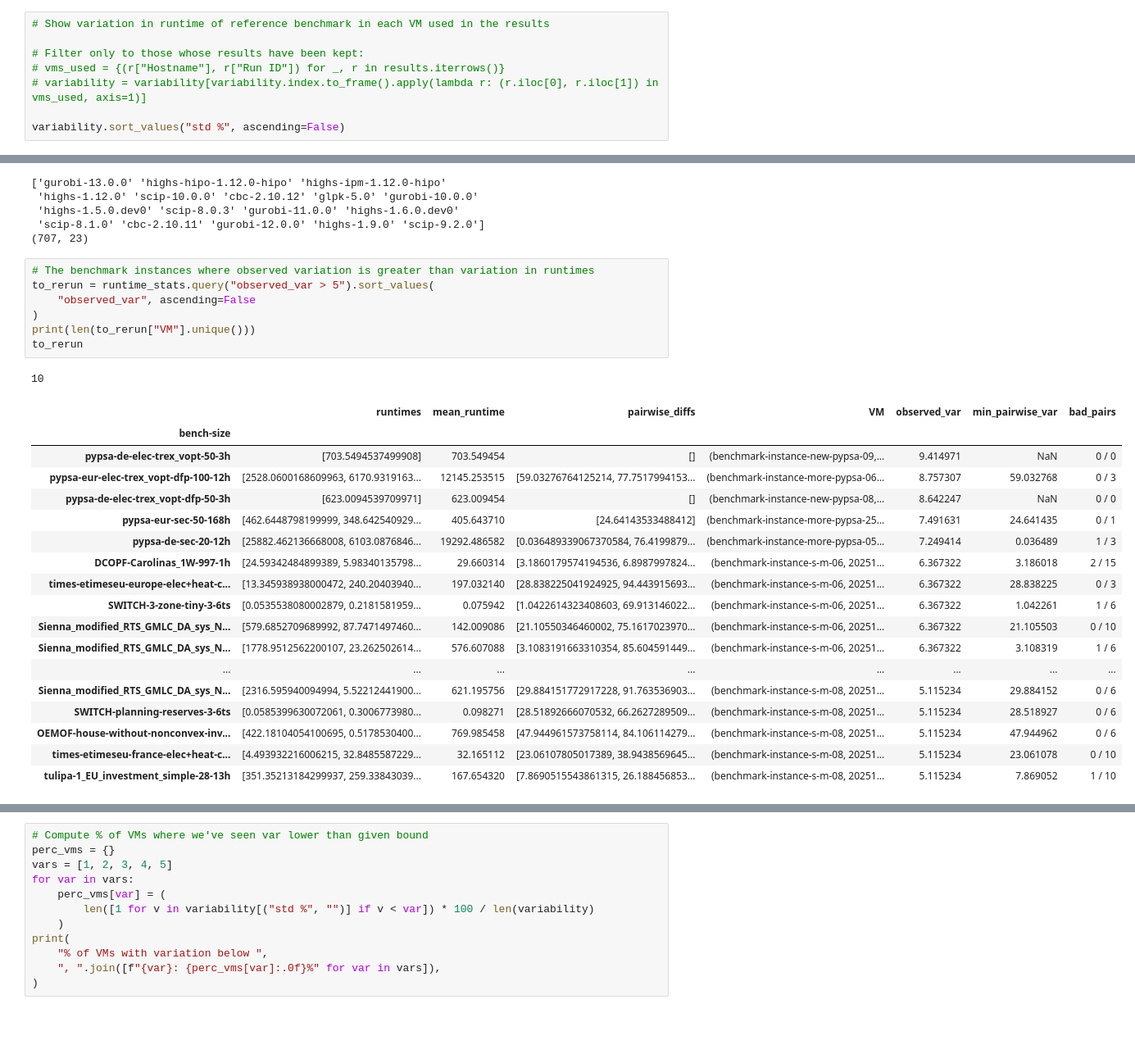
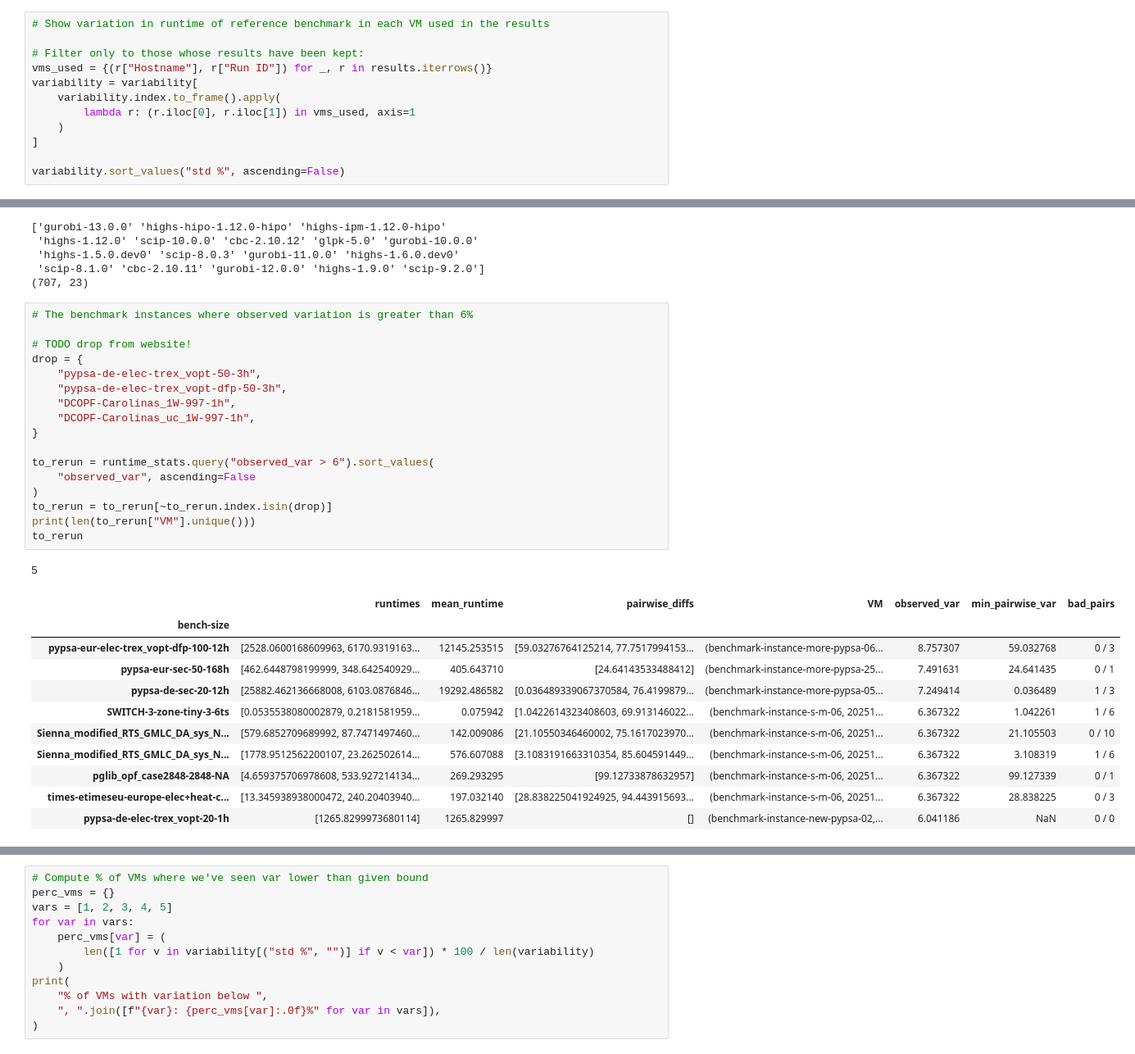
Before and after one commit to open-energy-transition/solver-benchmark, a Jupyter notebook: notebooks/run-v2.ipynb, the cells around one changed output, grey strips where cells are left out. Shown at 82% size. Cells and saved outputs as stored; diff of their text form; blank space fills up the shorter version.

Commit message:
run-v2.ipynb: rerun high variance instances

```diff
--- a/notebooks/run-v2.ipynb
+++ b/notebooks/run-v2.ipynb
@@ -1389,8 +1484,12 @@ After dropping: 2790 records, 213 benchmark instances
 # Show variation in runtime of reference benchmark in each VM used in the results
 
 # Filter only to those whose results have been kept:
-# vms_used = {(r["Hostname"], r["Run ID"]) for _, r in results.iterrows()}
-# variability = variability[variability.index.to_frame().apply(lambda r: (r.iloc[0], r.iloc[1]) in vms_used, axis=1)]
+vms_used = {(r["Hostname"], r["Run ID"]) for _, r in results.iterrows()}
+variability = variability[
+    variability.index.to_frame().apply(
+        lambda r: (r.iloc[0], r.iloc[1]) in vms_used, axis=1
+    )
+]
 
 variability.sort_values("std %", ascending=False)
 # %% [output]
@@ -1466,29 +1565,32 @@ runtime_stats["bad_pairs"] = runtime_stats.apply(
  'scip-8.1.0' 'cbc-2.10.11' 'gurobi-12.0.0' 'highs-1.9.0' 'scip-9.2.0']
 (707, 23)
 # %%
-# The benchmark instances where observed variation is greater than variation in runtimes
-to_rerun = runtime_stats.query("observed_var > 5").sort_values(
+# The benchmark instances where observed variation is greater than 6%
+
+# TODO drop from website!
+drop = {
+    "pypsa-de-elec-trex_vopt-50-3h",
+    "pypsa-de-elec-trex_vopt-dfp-50-3h",
+    "DCOPF-Carolinas_1W-997-1h",
+    "DCOPF-Carolinas_uc_1W-997-1h",
+}
+
+to_rerun = runtime_stats.query("observed_var > 6").sort_values(
     "observed_var", ascending=False
 )
+to_rerun = to_rerun[~to_rerun.index.isin(drop)]
 print(len(to_rerun["VM"].unique()))
 to_rerun
 # %% [output]
-10
+5
 |  | runtimes | mean_runtime | pairwise_diffs | VM | observed_var | min_pairwise_var | bad_pairs |
 | bench-size |  |  |  |  |  |  |  |
-| pypsa-de-elec-trex_vopt-50-3h | [703.5494537499908] | 703.549454 | [] | (benchmark-instance-new-pypsa-09,... | 9.414971 | NaN | 0 / 0 |
 | pypsa-eur-elec-trex_vopt-dfp-100-12h | [2528.0600168609963, 6170.9319163... | 12145.253515 | [59.03276764125214, 77.7517994153... | (benchmark-instance-more-pypsa-06... | 8.757307 | 59.032768 | 0 / 3 |
-| pypsa-de-elec-trex_vopt-dfp-50-3h | [623.0094539709971] | 623.009454 | [] | (benchmark-instance-new-pypsa-08,... | 8.642247 | NaN | 0 / 0 |
 | pypsa-eur-sec-50-168h | [462.6448798199999, 348.642540929... | 405.643710 | [24.64143533488412] | (benchmark-instance-more-pypsa-25... | 7.491631 | 24.641435 | 0 / 1 |
 | pypsa-de-sec-20-12h | [25882.462136668008, 6103.0876846... | 19292.486582 | [0.036489339067370584, 76.4199879... | (benchmark-instance-more-pypsa-05... | 7.249414 | 0.036489 | 1 / 3 |
-| DCOPF-Carolinas_1W-997-1h | [24.59342484899389, 5.98340135798... | 29.660314 | [3.1860179574194536, 6.8987997824... | (benchmark-instance-s-m-06, 20251... | 6.367322 | 3.186018 | 2 / 15 |
-| times-etimeseu-europe-elec+heat-c... | [13.345938938000472, 240.20403940... | 197.032140 | [28.838225041924925, 94.443915693... | (benchmark-instance-s-m-06, 20251... | 6.367322 | 28.838225 | 0 / 3 |
 | SWITCH-3-zone-tiny-3-6ts | [0.0535538080002879, 0.2181581959... | 0.075942 | [1.0422614323408603, 69.913146022... | (benchmark-instance-s-m-06, 20251... | 6.367322 | 1.042261 | 1 / 6 |
 | Sienna_modified_RTS_GMLC_DA_sys_N... | [579.6852709689992, 87.7471497460... | 142.009086 | [21.10550346460002, 75.1617023970... | (benchmark-instance-s-m-06, 20251... | 6.367322 | 21.105503 | 0 / 10 |
 | Sienna_modified_RTS_GMLC_DA_sys_N... | [1778.9512562200107, 23.262502614... | 576.607088 | [3.1083191663310354, 85.604591449... | (benchmark-instance-s-m-06, 20251... | 6.367322 | 3.108319 | 1 / 6 |
-| ... | ... | ... | ... | ... | ... | ... | ... |
-| Sienna_modified_RTS_GMLC_DA_sys_N... | [2316.595940094994, 5.52212441900... | 621.195756 | [29.884151772917228, 91.763536903... | (benchmark-instance-s-m-08, 20251... | 5.115234 | 29.884152 | 0 / 6 |
-| SWITCH-planning-reserves-3-6ts | [0.0585399630072061, 0.3006773980... | 0.098271 | [28.51892666070532, 66.2627289509... | (benchmark-instance-s-m-08, 20251... | 5.115234 | 28.518927 | 0 / 6 |
-| OEMOF-house-without-nonconvex-inv... | [422.18104054100695, 0.5178530400... | 769.985458 | [47.944961573758114, 84.106114279... | (benchmark-instance-s-m-08, 20251... | 5.115234 | 47.944962 | 0 / 6 |
-| times-etimeseu-france-elec+heat-c... | [4.493932216006215, 32.8485587229... | 32.165112 | [23.06107805017389, 38.9438569645... | (benchmark-instance-s-m-08, 20251... | 5.115234 | 23.061078 | 0 / 10 |
-| tulipa-1_EU_investment_simple-28-13h | [351.35213184299937, 259.33843039... | 167.654320 | [7.8690515543861315, 26.188456853... | (benchmark-instance-s-m-08, 20251... | 5.115234 | 7.869052 | 1 / 10 |
+| pglib_opf_case2848-2848-NA | [4.659375706978608, 533.927214134... | 269.293295 | [99.12733878632957] | (benchmark-instance-s-m-06, 20251... | 6.367322 | 99.127339 | 0 / 1 |
+| times-etimeseu-europe-elec+heat-c... | [13.345938938000472, 240.20403940... | 197.032140 | [28.838225041924925, 94.443915693... | (benchmark-instance-s-m-06, 20251... | 6.367322 | 28.838225 | 0 / 3 |
+| pypsa-de-elec-trex_vopt-20-1h | [1265.8299973680114] | 1265.829997 | [] | (benchmark-instance-new-pypsa-02,... | 6.041186 | NaN | 0 / 0 |
```
Also changed, not shown: parts of 9 cells of this notebook.
